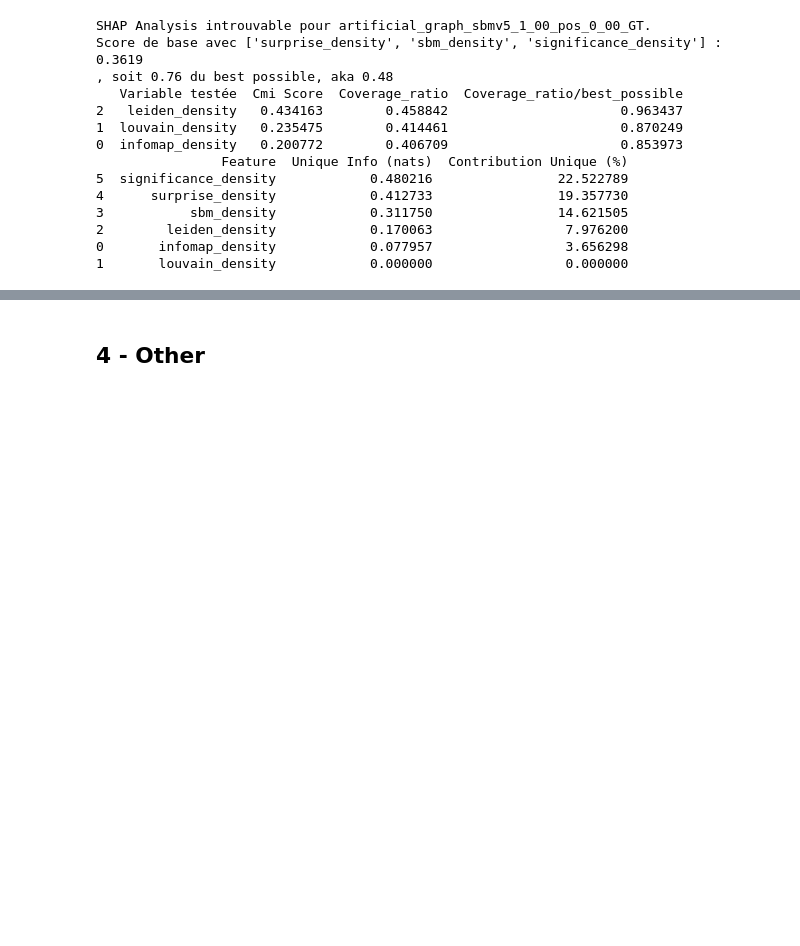
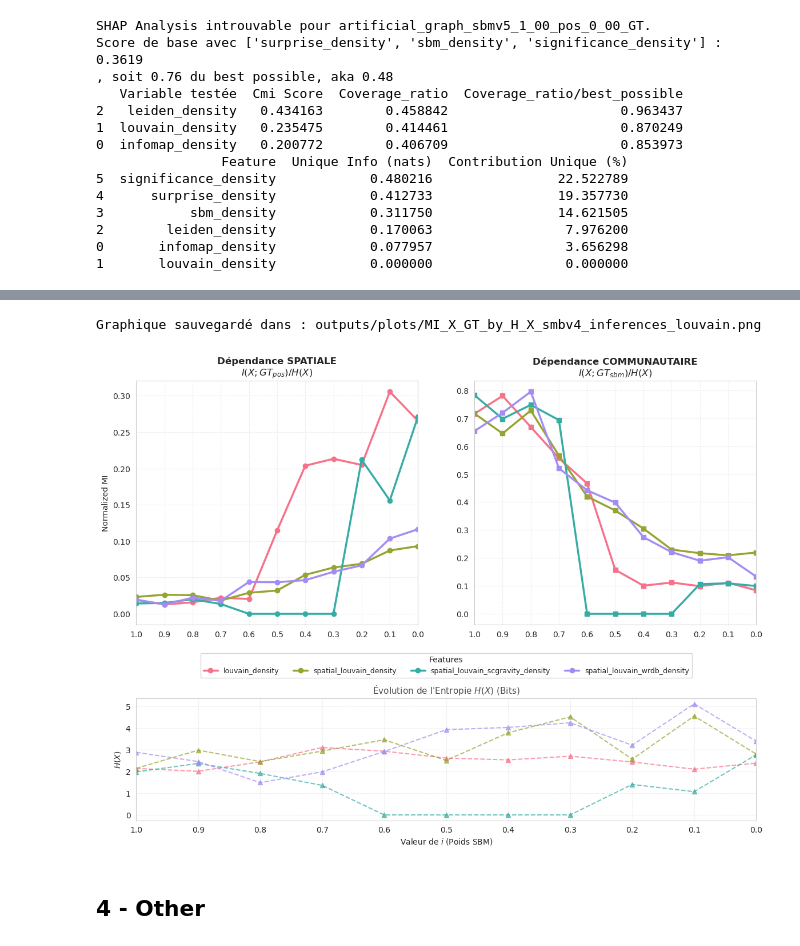
Before and after one commit to DeankoontzG/SHAP-like-Graph-Analysis, a Jupyter notebook: Performance_Analysis.ipynb, the cells around one changed output, grey strips where cells are left out. Saved outputs shown, nothing was run; the diff lists cells and outputs as text; code cells hidden in the pictures; blank space fills up the shorter version.

```diff
--- a/Performance_Analysis.ipynb
+++ b/Performance_Analysis.ipynb
@@ -720,7 +720,7 @@ def analyze_communities(G):
     return pd.DataFrame(stats), df_comm, id_cols
 
 
-for i in np.arange(1.00, -0.25, -0.25):
+for i in np.arange(1.00, -0.10, -0.10):
     sbm_val = f"{i:.2f}"
     pos_val = f"{1-i:.2f}"
     G_name = f"artificial_graph_sbmv4_{sbm_val.replace('.', '_')}_pos_{pos_val.replace('.', '_')}"
@@ -1842,3 +1912,55 @@ Score de base avec ['surprise_density', 'sbm_density', 'significance_density'] :
+# %%
+df_res = df_res.sort_values('i', ascending=False)
+features = df_res['feature'].unique()
+colors = sns.color_palette("husl", len(features))
+i_values = sorted(df_res['i'].unique(), reverse=True)
+
+
+fig = plt.figure(figsize=(14, 10))
+gs = gridspec.GridSpec(2, 2, height_ratios=[2, 1])
+
+ax1 = fig.add_subplot(gs[0, 0]) # MI Pos (Haut Gauche)
+ax2 = fig.add_subplot(gs[0, 1]) # MI SBM (Haut Droite)
+ax3 = fig.add_subplot(gs[1, :]) # Entropie (Bas, toute la largeur)
+
+# 3. Plotting
+for feat, color in zip(features, colors):
+    subset = df_res[df_res['feature'] == feat]
+    ax1.plot(subset['i'], subset['ratio_pos'], label=feat, marker='o', color=color, linewidth=2.5)
+    ax2.plot(subset['i'], subset['ratio_sbm'], label=feat, marker='s', color=color, linewidth=2.5)
+    ax3.plot(subset['i'], subset['entropie_feature'], label=feat, marker='^', linestyle='--', color=color, alpha=0.7)
+
+# --- Formatage AX1 & AX2 ---
+ax1.set_title("Dépendance SPATIALE\n$I(X; GT_{pos}) / H(X)$", fontsize=12, fontweight='bold')
+ax2.set_title("Dépendance COMMUNAUTAIRE\n$I(X; GT_{sbm}) / H(X)$", fontsize=12, fontweight='bold')
+ax1.set_ylabel("Normalized MI")
+
+# --- Formatage AX3 ---
+ax3.set_title("Évolution de l'Entropie $H(X)$ (Bits)", fontsize=11, alpha=0.8)
+ax3.set_xlabel("Valeur de $i$ (Poids SBM)")
+ax3.set_ylabel("$H(X)$")
+
+# Configuration commune des axes
+for ax in [ax1, ax2, ax3]:
+    ax.set_xticks(i_values)
+    ax.set_xticklabels([f"{v:.1f}" for v in i_values])
+    ax.set_xlim(max(i_values), min(i_values))
+    ax.grid(True, linestyle=':', alpha=0.6)
+
+# --- Positionnement de la légende ---
+ax1.legend(loc='upper center', bbox_to_anchor=(1.1, -0.1), ncol=4, fontsize=9, frameon=True, title="Features")
+
+plt.subplots_adjust(hspace=0.4, wspace=0.2)
+
+output_path = "outputs/plots"
+save_name = os.path.join(output_path, "MI_X_GT_by_H_X_smbv4_inferences_louvain.png")
+plt.savefig(save_name, dpi=300, bbox_inches='tight')
+print(f"Graphique sauvegardé dans : {save_name}")
+
+plt.show()
+# %% [output]
+Graphique sauvegardé dans : outputs/plots/MI_X_GT_by_H_X_smbv4_inferences_louvain.png
+[figure, added]
 # %% [markdown]
 ## 4 - Other
 # %%
```
Also changed, not shown: parts of 5 cells of this notebook, 14 other files.
